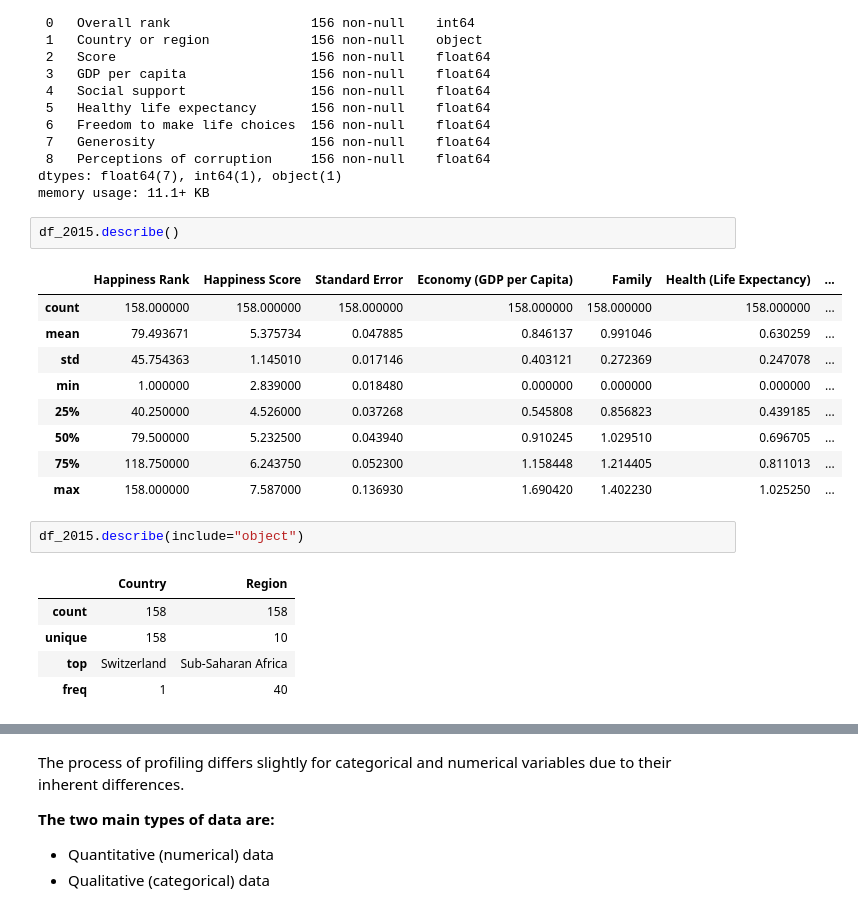
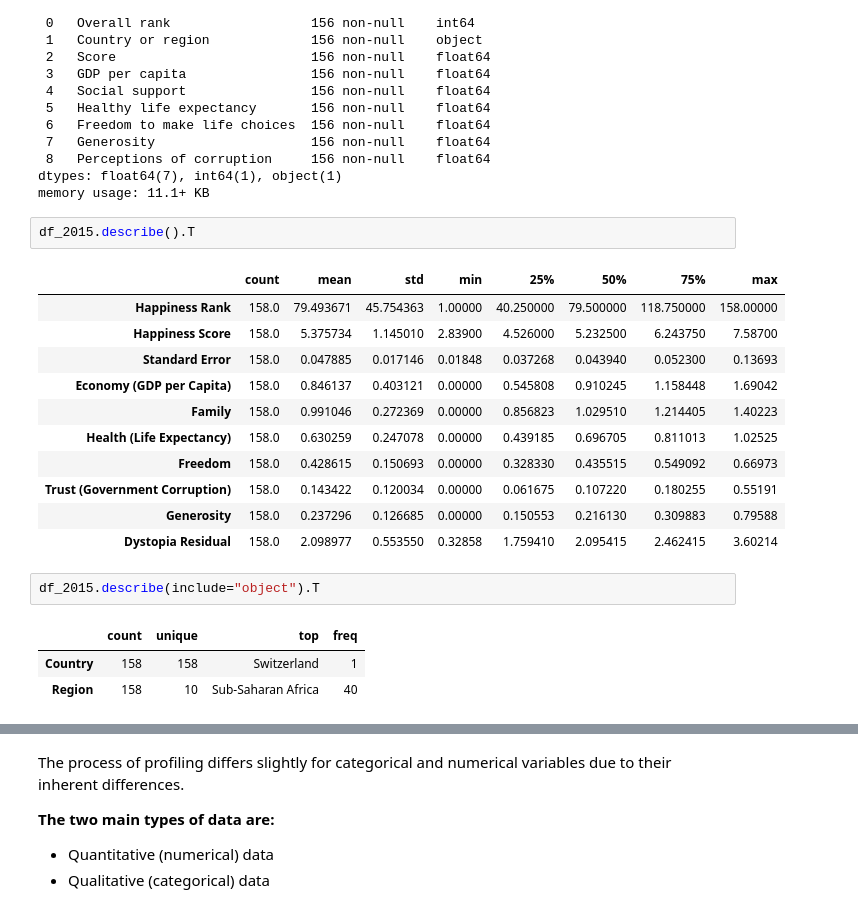
Before and after one commit to Tuwaiq-DS-ML-bootcamp-V-9/Usecase-2, a Jupyter notebook: EDA explain template.ipynb, the cells around one changed output, grey strips where cells are left out. Saved outputs shown, nothing was run; the diff lists cells and outputs as text.

```diff
--- a/EDA explain template.ipynb
+++ b/EDA explain template.ipynb
@@ -206,23 +223,23 @@ Data columns (total 9 columns):
 dtypes: float64(7), int64(1), object(1)
 memory usage: 11.1+ KB
 # %%
-df_2015.describe()
+df_2015.describe().T
 # %% [output]
-|  | Happiness Rank | Happiness Score | Standard Error | Economy (GDP per Capita) | Family | Health (Life Expectancy) | ... |
-| count | 158.000000 | 158.000000 | 158.000000 | 158.000000 | 158.000000 | 158.000000 | ... |
-| mean | 79.493671 | 5.375734 | 0.047885 | 0.846137 | 0.991046 | 0.630259 | ... |
-| std | 45.754363 | 1.145010 | 0.017146 | 0.403121 | 0.272369 | 0.247078 | ... |
-| min | 1.000000 | 2.839000 | 0.018480 | 0.000000 | 0.000000 | 0.000000 | ... |
-| 25% | 40.250000 | 4.526000 | 0.037268 | 0.545808 | 0.856823 | 0.439185 | ... |
-| 50% | 79.500000 | 5.232500 | 0.043940 | 0.910245 | 1.029510 | 0.696705 | ... |
-| 75% | 118.750000 | 6.243750 | 0.052300 | 1.158448 | 1.214405 | 0.811013 | ... |
-| max | 158.000000 | 7.587000 | 0.136930 | 1.690420 | 1.402230 | 1.025250 | ... |
+|  | count | mean | std | min | 25% | 50% | 75% | max |
+| Happiness Rank | 158.0 | 79.493671 | 45.754363 | 1.00000 | 40.250000 | 79.500000 | 118.750000 | 158.00000 |
+| Happiness Score | 158.0 | 5.375734 | 1.145010 | 2.83900 | 4.526000 | 5.232500 | 6.243750 | 7.58700 |
+| Standard Error | 158.0 | 0.047885 | 0.017146 | 0.01848 | 0.037268 | 0.043940 | 0.052300 | 0.13693 |
+| Economy (GDP per Capita) | 158.0 | 0.846137 | 0.403121 | 0.00000 | 0.545808 | 0.910245 | 1.158448 | 1.69042 |
+| Family | 158.0 | 0.991046 | 0.272369 | 0.00000 | 0.856823 | 1.029510 | 1.214405 | 1.40223 |
+| Health (Life Expectancy) | 158.0 | 0.630259 | 0.247078 | 0.00000 | 0.439185 | 0.696705 | 0.811013 | 1.02525 |
+| Freedom | 158.0 | 0.428615 | 0.150693 | 0.00000 | 0.328330 | 0.435515 | 0.549092 | 0.66973 |
+| Trust (Government Corruption) | 158.0 | 0.143422 | 0.120034 | 0.00000 | 0.061675 | 0.107220 | 0.180255 | 0.55191 |
+| Generosity | 158.0 | 0.237296 | 0.126685 | 0.00000 | 0.150553 | 0.216130 | 0.309883 | 0.79588 |
+| Dystopia Residual | 158.0 | 2.098977 | 0.553550 | 0.32858 | 1.759410 | 2.095415 | 2.462415 | 3.60214 |
 # %%
-df_2015.describe(include="object")
+df_2015.describe(include="object").T
 # %% [output]
-|  | Country | Region |
-| count | 158 | 158 |
-| unique | 158 | 10 |
-| top | Switzerland | Sub-Saharan Africa |
-| freq | 1 | 40 |
+|  | count | unique | top | freq |
+| Country | 158 | 158 | Switzerland | 1 |
+| Region | 158 | 10 | Sub-Saharan Africa | 40 |
 # %%
```
Also changed, not shown: parts of 103 cells of this notebook, 1 other file.
